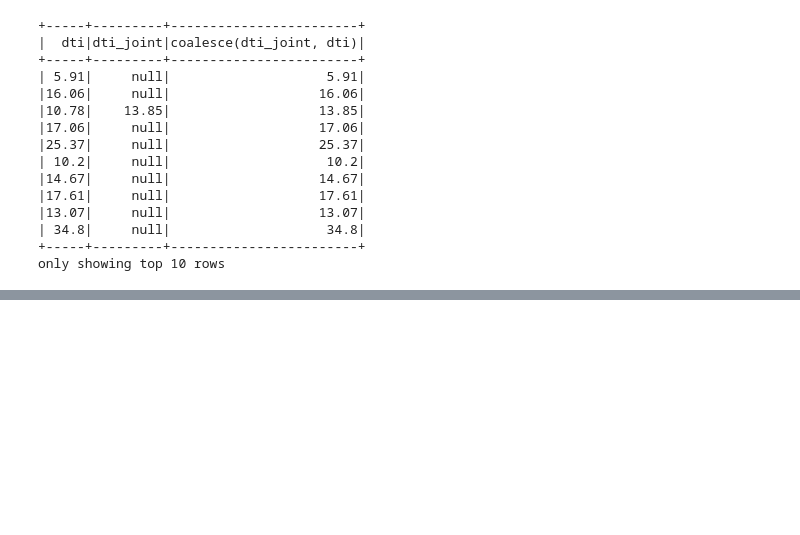
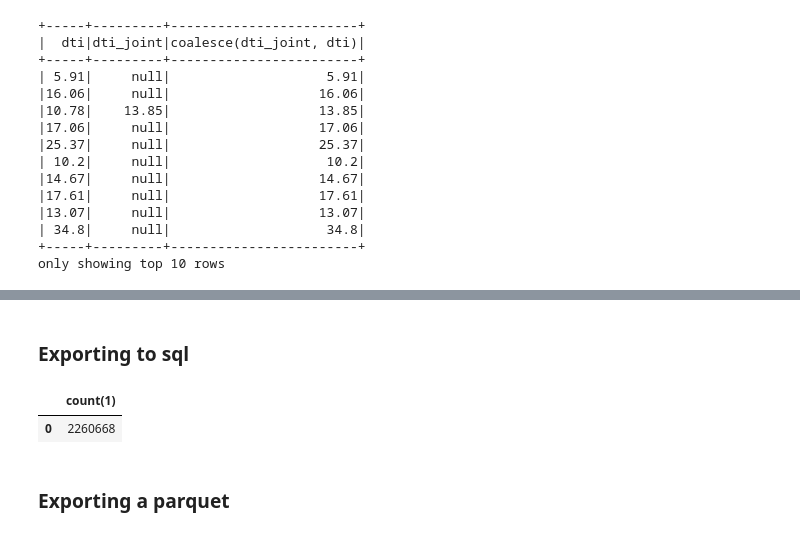
Before and after one commit to smandal047/pyspark-pandas, a Jupyter notebook: work/pyspark/LCD Analysis.ipynb, the cells around one changed output, grey strips where cells are left out. Cells and saved outputs as stored; diff of their text form; code cells hidden in the pictures; blank space fills up the shorter version.

```diff
--- a/work/pyspark/LCD Analysis.ipynb
+++ b/work/pyspark/LCD Analysis.ipynb
@@ -19,6 +19,11 @@ def display(spark_dataframe, rows=5):
     """
 
     return spark_dataframe.limit(rows).toPandas().head(rows);
+# %%
+def sql_q(query):
+    """ executes the sql query
+    """
+    return display(spark.sql(query))
 # %% [markdown]
 ### Import data/csv and Output sample csv
 # %%
@@ -173,0 +246,2 @@ display(df)
+# %% [markdown]
+### Exporting to sql
@@ -173,0 +250,7 @@ display(df)
+# %%
+sql_q('select count(*) from lend')
+# %% [output]
+|  | count(1) |
+| 0 | 2260668 |
+# %% [markdown]
+### Exporting a parquet
```
Also changed, not shown: parts of 19 cells of this notebook, 1 other file.
